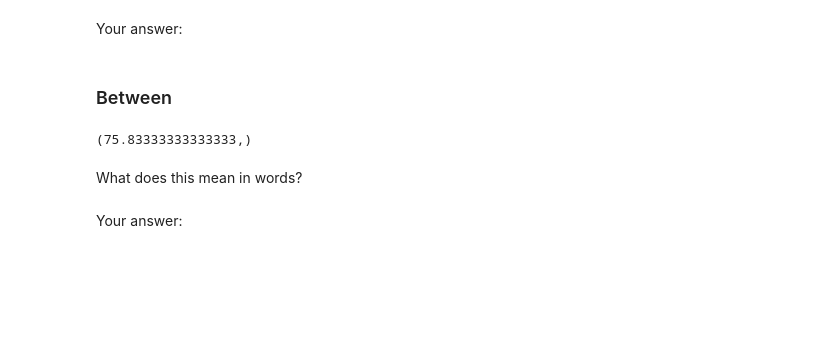
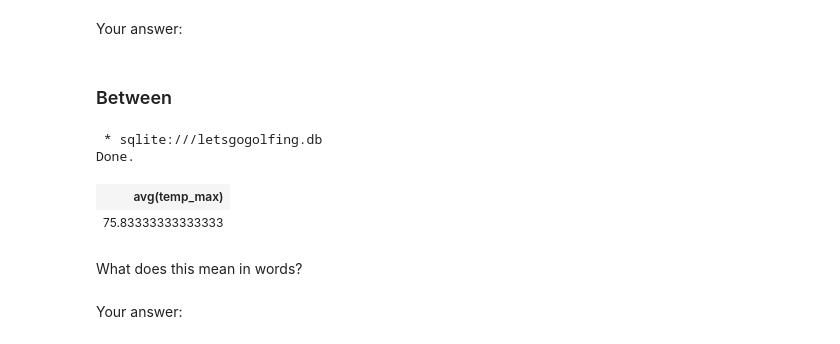
Before and after one commit to panjianhui754/IST210-Spring2020, a Jupyter notebook: SQL/SQLJoins_LetsGoGolfing.ipynb, the cells around one changed output. Drawn from its saved outputs; the diff is of its cells as text; code cells hidden in the pictures; blank space fills up the shorter version.

```diff
--- a/SQL/SQLJoins_LetsGoGolfing.ipynb
+++ b/SQL/SQLJoins_LetsGoGolfing.ipynb
@@ -165,9 +178,12 @@ Your answer:
 ### Between
 # %%
 %%sql
-select avg(temp_max) from stateCollege where date between "2019-09-01" and "2019-09-30
+select avg(temp_max) from stateCollege where date between "2019-09-01" and "2019-09-30"
 # %% [output]
-(75.83333333333333,)
+ * sqlite:///letsgogolfing.db
+Done.
+| avg(temp_max) |
+| 75.83333333333333 |
 # %% [markdown]
 What does this mean in words?
 # %% [markdown]
```
Also changed, not shown: parts of 5 cells of this notebook.
